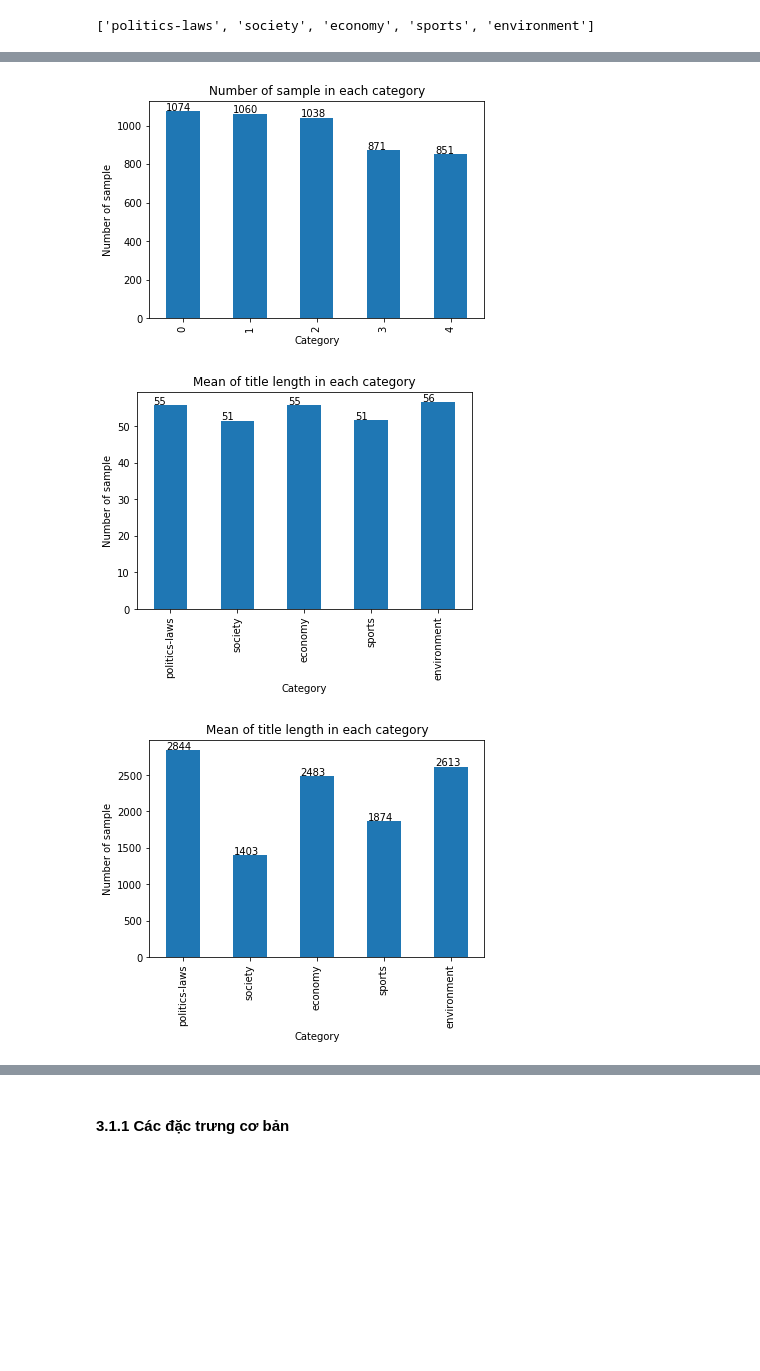
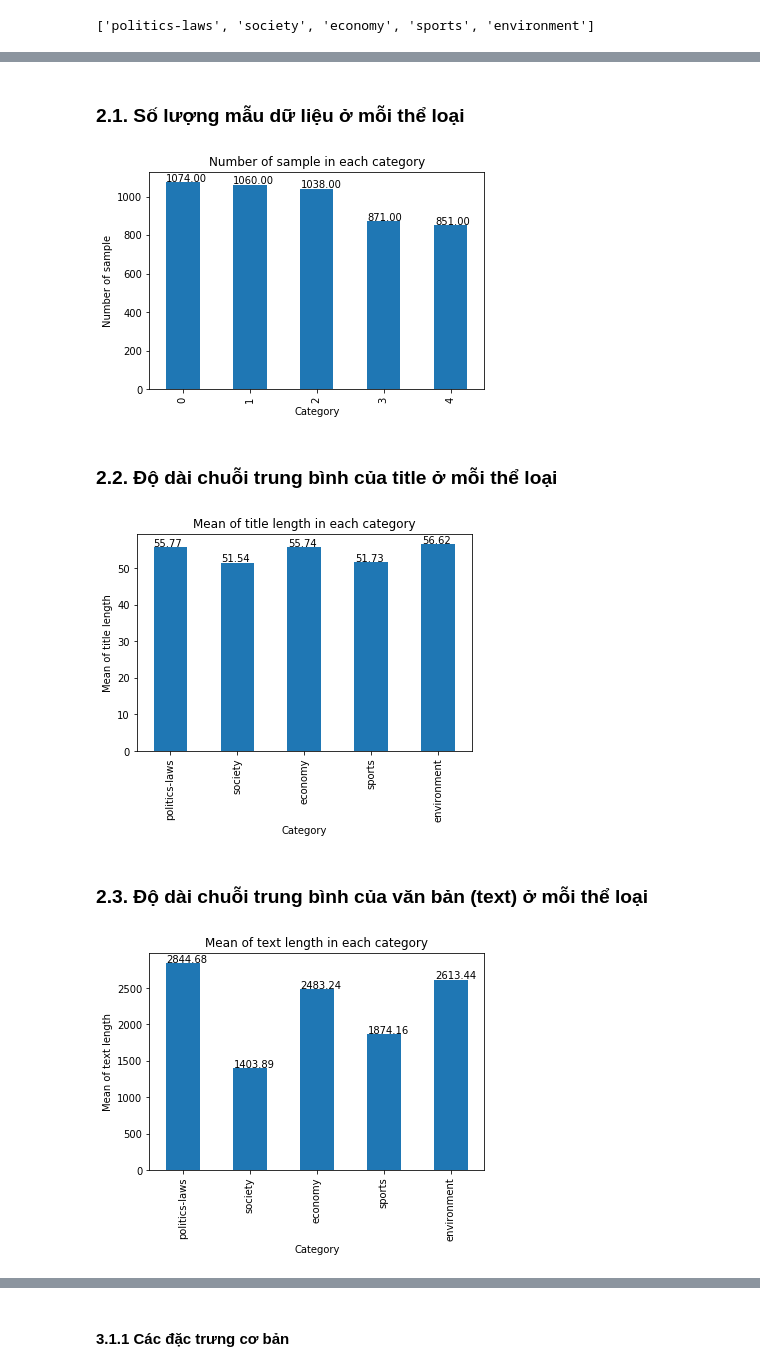
Before and after one commit to tuandoan998/DS_Final_Project, a Jupyter notebook: scripts/pipe_line.ipynb, the cells around one changed output, grey strips where cells are left out. Cells and saved outputs as stored; diff of their text form; code cells hidden in the pictures; blank space fills up the shorter version.

```diff
--- a/scripts/pipe_line.ipynb
+++ b/scripts/pipe_line.ipynb
@@ -70,7 +68,7 @@ data_df
 # %%
 def value_to_top_bar(ax):
     for p in ax.patches:
-        ax.annotate(str(int(p.get_height())), (p.get_x() * 1.005, p.get_height() * 1.005))
+        ax.annotate('{:.2f}'.format(p.get_height()), (p.get_x() * 1.005, p.get_height() * 1.005))
 # %%
 # get label
 label_name = []
@@ -83,3 +85,5 @@ label_name
+# %% [markdown]
+### 2.1. Số lượng mẫu dữ liệu ở mỗi thể loại
 # %%
 ax = pd.value_counts(data_df['label']).plot(kind="bar")
 ax.set_xlabel('Category')
@@ -88,7 +92,9 @@ ax.set_title('Number of sample in each category')
 
 value_to_top_bar(ax)
 # %% [output]
-[figure, old version]
+[figure, new version]
+# %% [markdown]
+### 2.2. Độ dài chuỗi trung bình của title ở mỗi thể loại
 # %%
 display_sr = pd.Series()
 for i,label in enumerate(data_df['label'].unique()):
@@ -96,22 +102,24 @@ for i,label in enumerate(data_df['label'].unique()):
 
 ax = display_sr.plot(kind='bar')
 ax.set_xlabel('Category')
-ax.set_ylabel('Number of sample')
+ax.set_ylabel('Mean of title length')
 ax.set_title('Mean of title length in each category')
 
 value_to_top_bar(ax)
 # %% [output]
-[figure, old version]
+[figure, new version]
+# %% [markdown]
+### 2.3. Độ dài chuỗi trung bình của văn bản (text) ở mỗi thể loại
 # %%
 display_sr = pd.Series()
 for i,label in enumerate(data_df['label'].unique()):
     display_sr.at[label_name[i]] = data_df.loc[data_df['label'] == label]['text'].str.len().mean()
 
 ax = display_sr.plot(kind='bar')
 ax.set_xlabel('Category')
-ax.set_ylabel('Number of sample')
-ax.set_title('Mean of title length in each category')
+ax.set_ylabel('Mean of text length')
+ax.set_title('Mean of text length in each category')
 
 value_to_top_bar(ax)
 # %% [output]
-[figure, old version]
+[figure, new version]
```
Also changed, not shown: parts of 25 cells of this notebook, 3 other files.
